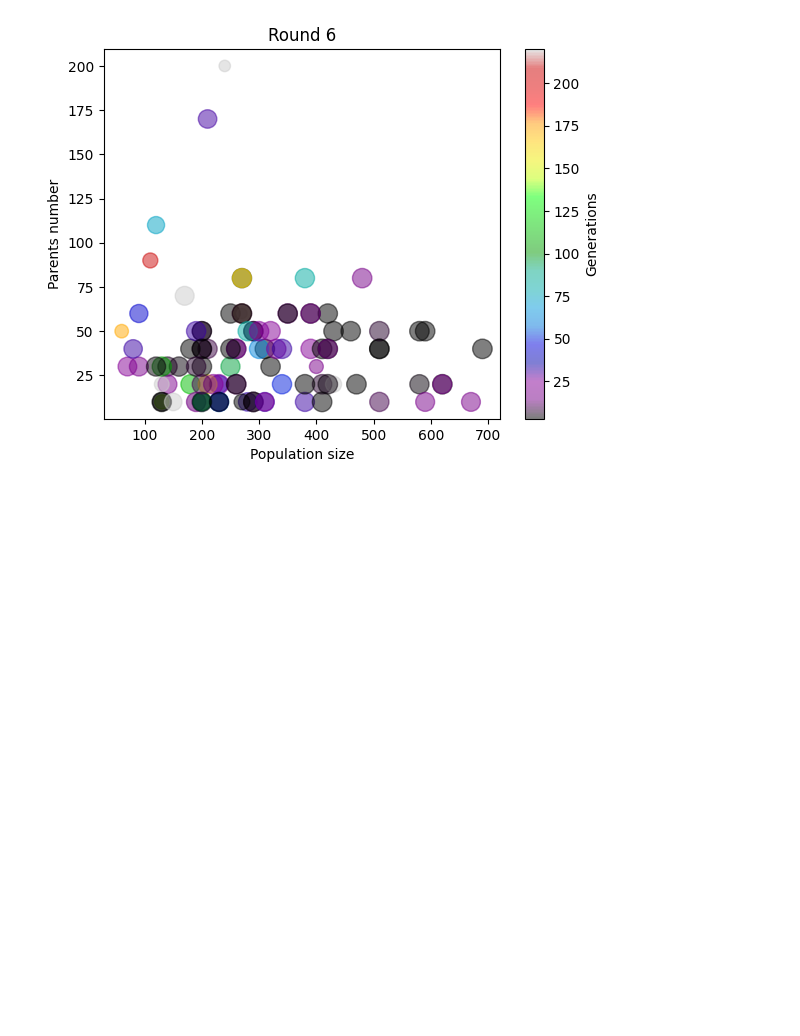
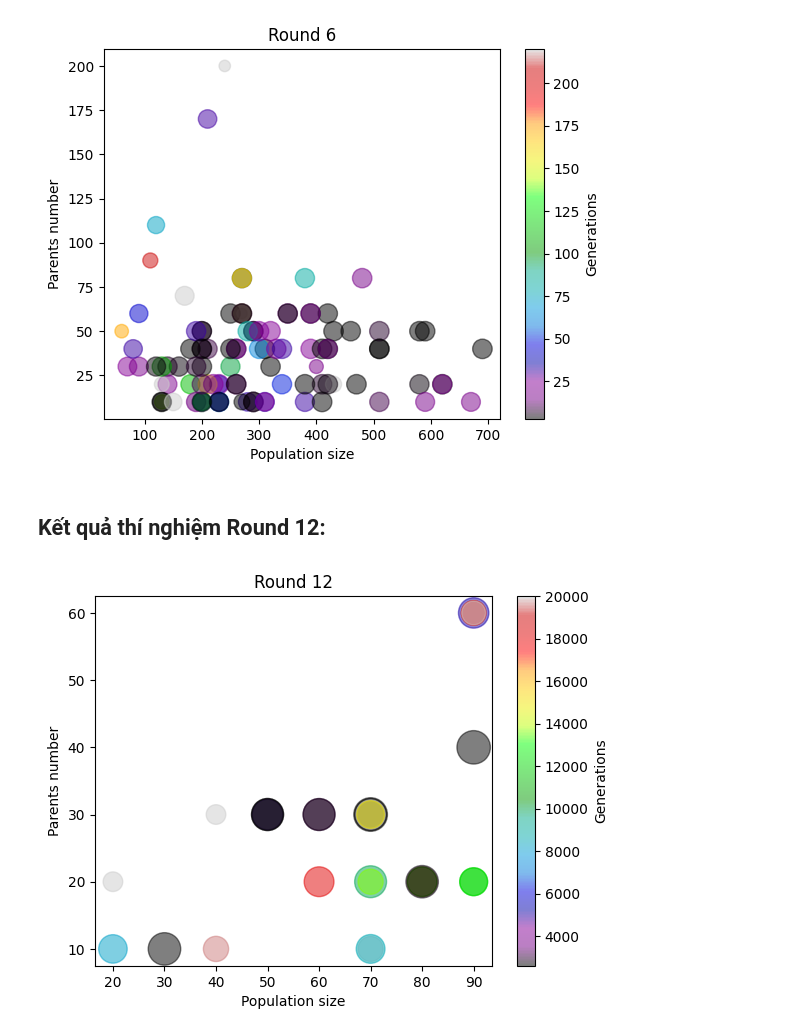
Before and after one commit to tinta2510/Genetic-Algorithm, a Jupyter notebook: Experiment.ipynb, the cells around one changed output. Drawn from its saved outputs; the diff is of its cells as text; code cells hidden in the pictures; blank space fills up the shorter version.

```diff
--- a/Experiment.ipynb
+++ b/Experiment.ipynb
@@ -40,3 +41,32 @@ cbar.set_label('Generations')
 plt.show()
 # %% [output]
 [figure]
+# %% [markdown]
+## Kết quả thí nghiệm Round 12:
+# %%
+initial_population = [[[70, 30], 3717], [[50, 30], 5796], [[90, 60], 6021], [[20, 10], 8948], [[40, 30], 20000]]
+population1 = [[[50, 30], 3436], [[60, 30], 3618], [[90, 20], 9874], [[90, 60], 14479], [[90, 60], 15216]]
+population2 = [[[50, 30], 3436], [[60, 30], 3618], [[90, 20], 9874], [[90, 60], 14479], [[90, 60], 15216]]
+population3 = [[[70, 30], 659], [[70, 20], 3619], [[60, 20], 6948], [[80, 20], 7162], [[70, 30], 7717]]
+population4 = [[[90, 40], 1005], [[80, 20], 7064], [[70, 30], 10064], [[40, 10], 13488], [[70, 10], 13752]]
+population5 = [[[30, 10], 2614], [[80, 20], 2728], [[70, 10], 8529], [[70, 20], 13658], [[20, 20], 20000]]
+
+
+plt.scatter([i[0][0] for i in initial_population], [i[0][1] for i in initial_population],s = [(30000 - i[1])/50 for i in initial_population],c = [i[1] for i in initial_population],  cmap='nipy_spectral',alpha = 0.5)
+
+plt.scatter([i[0][0] for i in population1],[i[0][1] for i in population1],s = [(30000 - i[1])/50 for i in population1],c = [i[1] for i in population1], cmap='nipy_spectral',alpha = 0.5)
+plt.scatter([i[0][0] for i in population2],[i[0][1] for i in population2],s = [(30000 - i[1])/50 for i in population2],c = [i[1] for i in population2], cmap='nipy_spectral',alpha = 0.5)
+plt.scatter([i[0][0] for i in population3],[i[0][1] for i in population3],s = [(30000 - i[1])/50 for i in population3],c = [i[1] for i in population3], cmap='nipy_spectral',alpha = 0.5)
+plt.scatter([i[0][0] for i in population4],[i[0][1] for i in population4],s = [(30000 - i[1])/50 for i in population4],c = [i[1] for i in population4], cmap='nipy_spectral',alpha = 0.5)
+plt.scatter([i[0][0] for i in population5],[i[0][1] for i in population5],s = [(30000 - i[1])/50 for i in population5],c = [i[1] for i in population5], cmap='nipy_spectral',alpha = 0.5)
+
+
+plt.xlabel("Population size")
+plt.ylabel("Parents number")
+plt.title("Round 12")
+
+cbar = plt.colorbar()
+cbar.set_label('Generations')
+plt.show()
+# %% [output]
+[figure, added]
```
Also changed, not shown: parts of 2 cells of this notebook, 1 other file.
